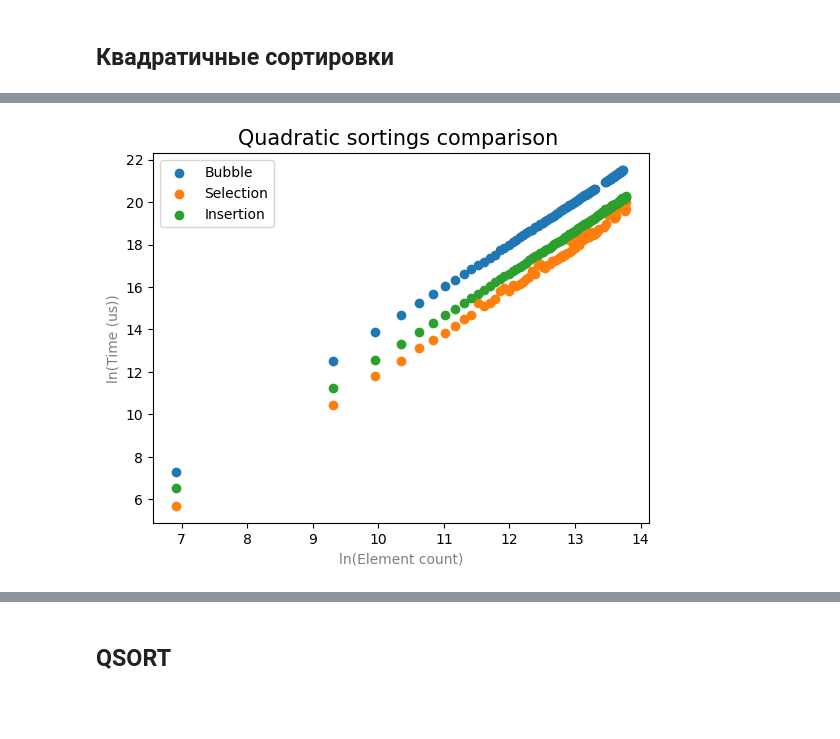
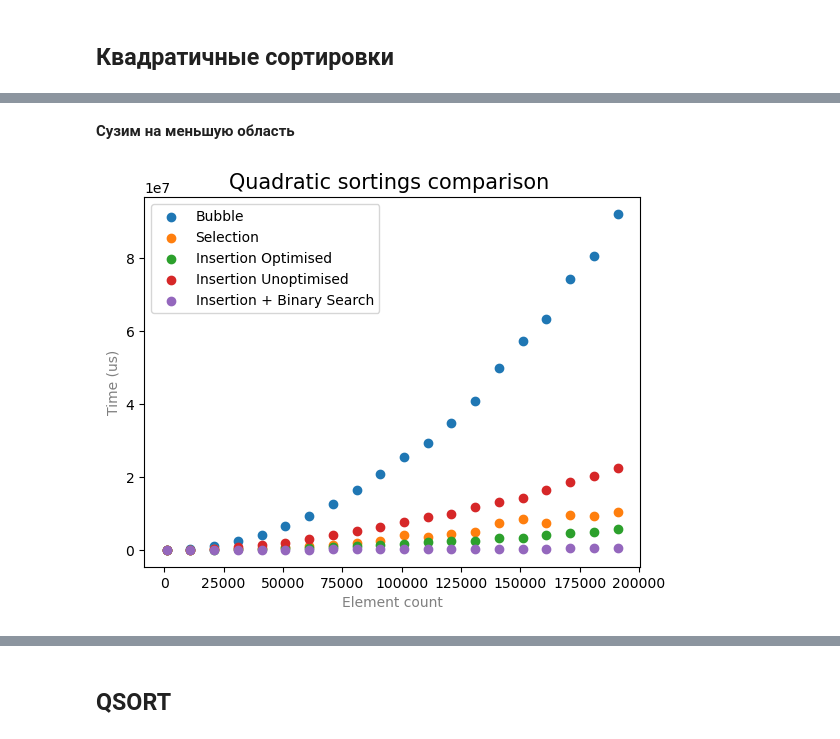
Before and after one commit to foxidokun/alco-algo, a Jupyter notebook: Lab03/graphs.ipynb, the cells around one changed output, grey strips where cells are left out. Saved outputs shown, nothing was run; the diff lists cells and outputs as text; code cells hidden in the pictures; blank space fills up the shorter version.

```diff
--- a/Lab03/graphs.ipynb
+++ b/Lab03/graphs.ipynb
@@ -83,14 +72,33 @@ plt.show()
-# %%
-plt.xlabel('ln(Element count)', color = 'gray')
-plt.ylabel('ln(Time (us))', color = 'gray')
-
-plt.title('Quadratic sortings comparison ', fontsize = 15)
-
-plt.scatter(bubble_sort_logx, bubble_sort_logy)
-plt.scatter(selection_sort_logx, selection_sort_logy)
-plt.scatter(insertion_sort_logx, insertion_sort_logy)
-
-plt.legend(['Bubble', 'Selection', 'Insertion'])
-plt.show()
-# %% [output]
-[figure, removed]
+# %% [markdown]
+**Сузим на меньшую область**
+# %%
+smaller_range_sorts = {
+    "Bubble Sort" : ([], []),
+    "Selection Sort" : ([], []),
+    "Insertion Sort Op" : ([], []),
+    "Insertion Sort Unop" : ([], []),
+    "Insertion Sort BSearch" : ([], []),
+}
+
+for name in smaller_range_sorts:
+    for (x, y) in zip(sorts[name][0], sorts[name][1]):
+        if (x < 200000):
+            smaller_range_sorts[name][0].append(x)
+            smaller_range_sorts[name][1].append(y)
+
+
+plt.xlabel('Element count', color = 'gray')
+plt.ylabel('Time (us)', color = 'gray')
+
+plt.title('Quadratic sortings comparison ', fontsize = 15)
+
+plt.scatter(smaller_range_sorts['Bubble Sort'][0], smaller_range_sorts['Bubble Sort'][1])
+plt.scatter(smaller_range_sorts['Selection Sort'][0], smaller_range_sorts['Selection Sort'][1])
+plt.scatter(smaller_range_sorts['Insertion Sort Op'][0], smaller_range_sorts['Insertion Sort Op'][1])
+plt.scatter(smaller_range_sorts['Insertion Sort Unop'][0], smaller_range_sorts['Insertion Sort Unop'][1])
+plt.scatter(smaller_range_sorts['Insertion Sort BSearch'][0], smaller_range_sorts['Insertion Sort BSearch'][1])
+
+plt.legend(['Bubble', 'Selection', 'Insertion Optimised', 'Insertion Unoptimised', 'Insertion + Binary Search'])
+plt.show()
+# %% [output]
+[figure, added]
```
Also changed, not shown: parts of 12 cells of this notebook, 4 other files.
